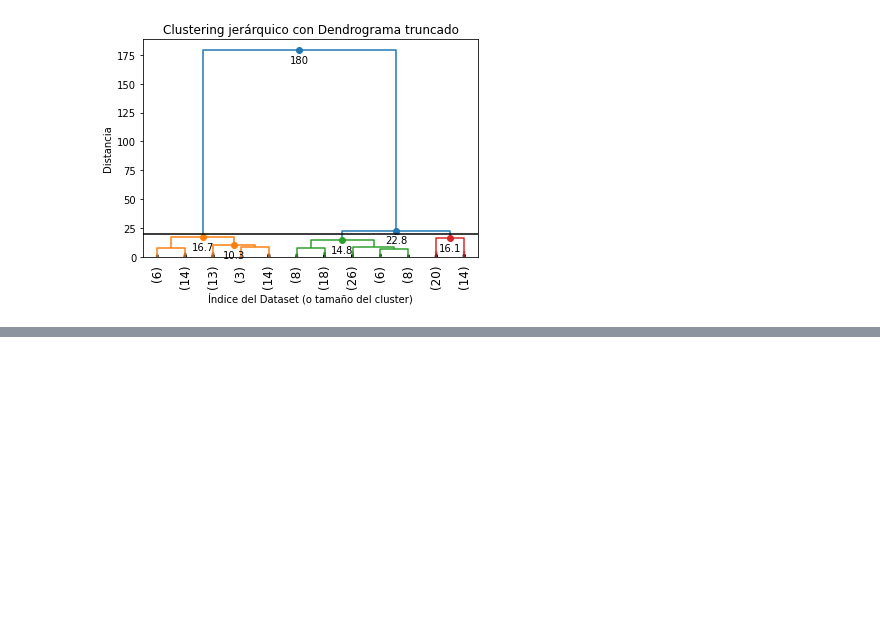
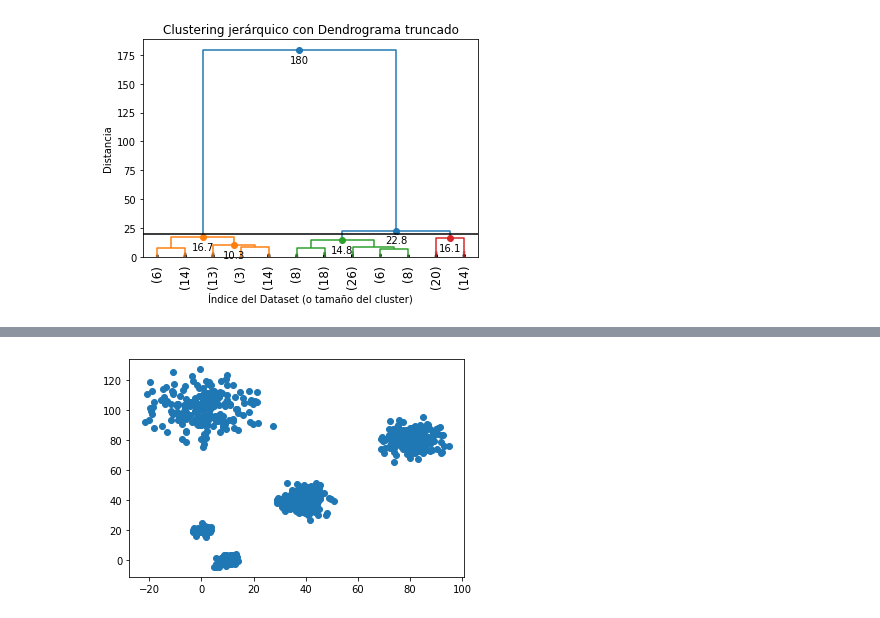
Before and after one commit to JhonFiUNFV/Data_Science_JF, a Jupyter notebook: python-ml/me/S2.5-Clustering Jerárquico.ipynb, the cells around one changed output, grey strips where cells are left out. Saved outputs shown, nothing was run; the diff lists cells and outputs as text; code cells hidden in the pictures; blank space fills up the shorter version.

```diff
--- a/python-ml/me/S2.5-Clustering Jerárquico.ipynb
+++ b/python-ml/me/S2.5-Clustering Jerárquico.ipynb
@@ -151,0 +192,9 @@ plt.show()
+# %%
+c = np.random.multivariate_normal([40,40],[[20,1],[1,30]], size=[200,])
+d = np.random.multivariate_normal([80,80],[[30,1],[1,30]], size=[200,])
+e = np.random.multivariate_normal([0,100],[[100,1],[1,100]], size=[200,])
+x2 = np.concatenate((x,c,d,e),)
+plt.scatter(x2[:,0], x2[:,1])
+plt.show()
+# %% [output]
+[figure, added]
```
Also changed, not shown: parts of 16 cells of this notebook.
